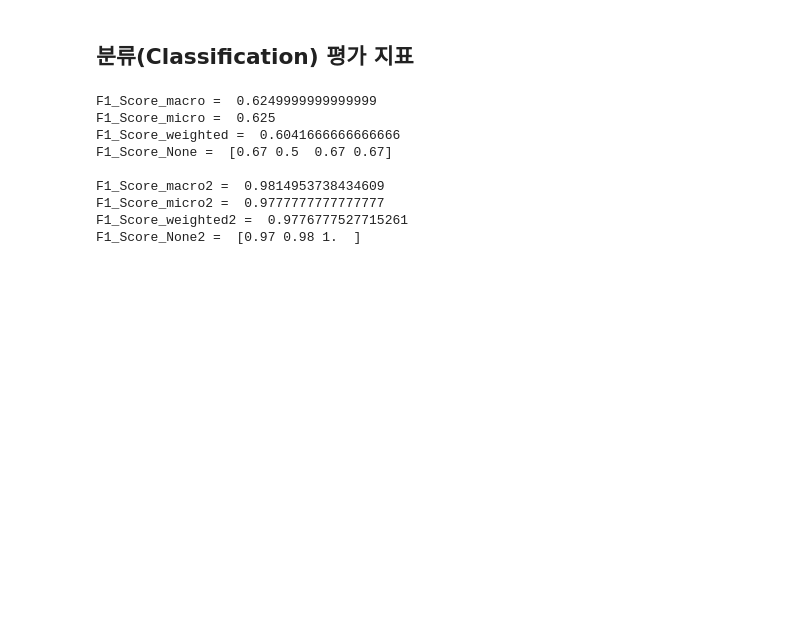
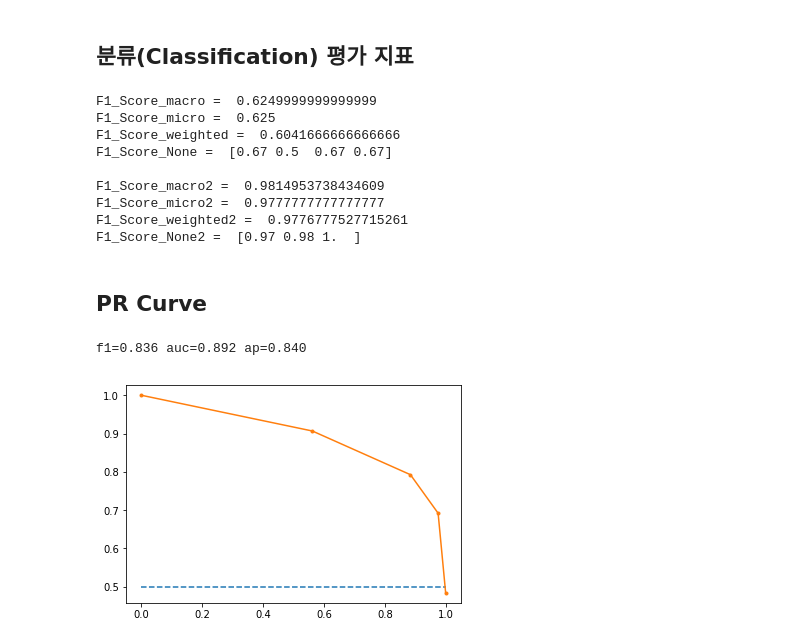
Before and after one commit to herbwood/study_datascience, a Jupyter notebook: yangjaehub/09.evaluating_classification_model.ipynb, the cells around one changed output. Saved outputs shown, nothing was run; the diff lists cells and outputs as text; code cells hidden in the pictures; blank space fills up the shorter version.

Commit message:
roc, auc curve, confusion matrix 학습(0713)

```diff
--- a/yangjaehub/09.evaluating_classification_model.ipynb
+++ b/yangjaehub/09.evaluating_classification_model.ipynb
@@ -341,3 +341,47 @@ F1_Score_macro2 =  0.9814953738434609
 F1_Score_micro2 =  0.9777777777777777
 F1_Score_weighted2 =  0.9776777527715261
 F1_Score_None2 =  [0.97 0.98 1.  ]
+# %% [markdown]
+PR Curve
+--------
+# %%
+from sklearn.datasets import make_classification
+from sklearn.neighbors import KNeighborsClassifier
+from sklearn.model_selection import train_test_split
+from sklearn.metrics import precision_recall_curve
+from sklearn.metrics import f1_score
+from sklearn.metrics import auc
+from sklearn.metrics import average_precision_score
+from matplotlib import pyplot as plt
+
+# generate 2 class dataset
+X, y = make_classification(n_samples=1000, n_classes=2, weights=[1,1], random_state=1)
+# split into train/test sets
+trainX, testX, trainy, testy = train_test_split(X, y, test_size=0.5, random_state=2)
+# fit a model
+model = KNeighborsClassifier(n_neighbors=3)
+model.fit(trainX, trainy)
+# predict probabilities
+probs = model.predict_proba(testX)
+# keep probabilities for the positive outcome only
+probs = probs[:, 1]
+# predict class values
+yhat = model.predict(testX)
+# calculate precision-recall curve
+precision, recall, thresholds = precision_recall_curve(testy, probs)
+# calculate F1 score
+f1 = f1_score(testy, yhat)
+# calculate precision-recall AUC
+auc = auc(recall, precision)
+# calculate average precision score
+ap = average_precision_score(testy, probs)
+print('f1=%.3f auc=%.3f ap=%.3f' % (f1, auc, ap))
+# plot no skill
+pyplot.plot([0, 1], [0.5, 0.5], linestyle='--')
+# plot the precision-recall curve for the model
+pyplot.plot(recall, precision, marker='.')
+# show the plot
+pyplot.show()
+# %% [output]
+f1=0.836 auc=0.892 ap=0.840
+[figure, added]
```
Also changed, not shown: parts of 4 cells of this notebook.
